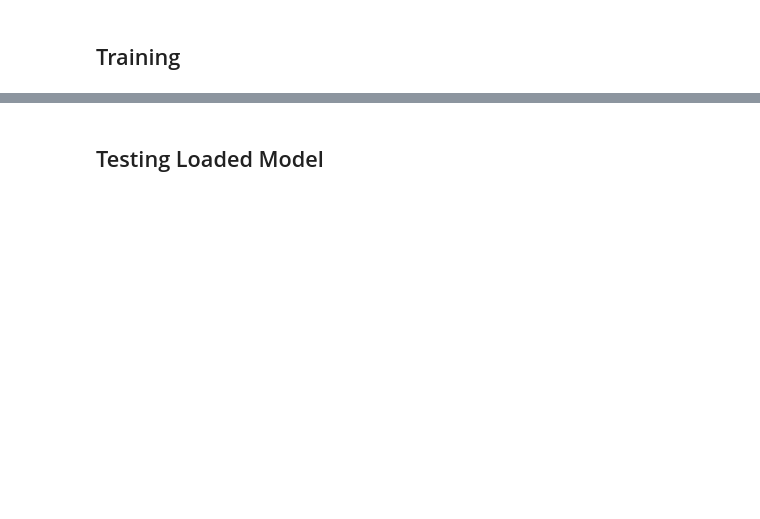
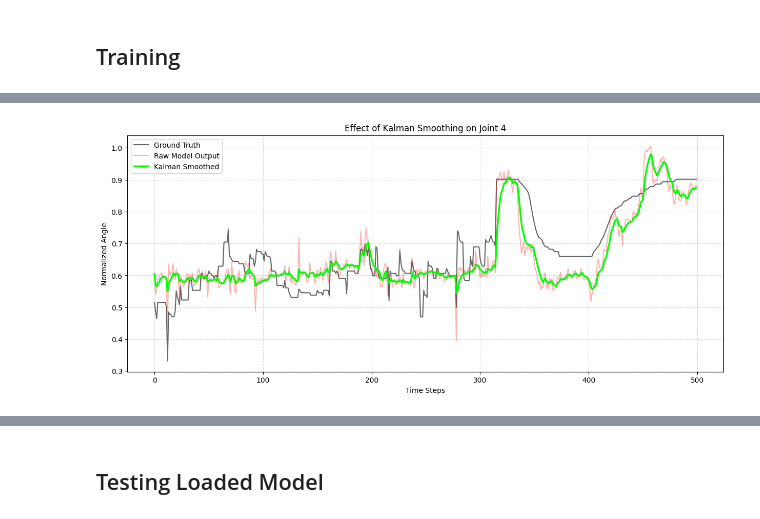
Before and after one commit to aa08453/EMG-Based-Hand-Position-Tracking-on-FPGA, a Jupyter notebook: roformer.ipynb, the cells around one changed output, grey strips where cells are left out. Saved outputs shown, nothing was run; the diff lists cells and outputs as text; code cells hidden in the pictures; blank space fills up the shorter version.

```diff
--- a/roformer.ipynb
+++ b/roformer.ipynb
@@ -589,0 +1114,28 @@ for epoch in range(cfg.epochs+30):
+# %%
+# --- 3. Apply the Smoothing ---
+# Adjust Q and R here to tune the smoothness!
+# Q=1e-5 makes it very smooth but laggy. Q=1e-3 makes it responsive.
+preds_smooth = apply_kalman_smoothing(preds, Q=1e-3, R=0.01)
+
+# --- 4. Plot the Comparison ---
+plt.figure(figsize=(15, 6))
+joint_idx = 4 # Plotting the Thumb (change to 1 or 2 for other fingers)
+
+# Plot Ground Truth
+plt.plot(targets[:, joint_idx], label='Ground Truth', color='black', alpha=0.6, linewidth=1.5)
+
+# Plot Raw Prediction (Noisy)
+plt.plot(preds[:, joint_idx], label='Raw Model Output', color='red', alpha=0.3)
+
+# Plot Kalman Smoothed (Clean)
+plt.plot(preds_smooth[:, joint_idx], label='Kalman Smoothed', color='lime', linewidth=2.5)
+
+plt.title(f"Effect of Kalman Smoothing on Joint {joint_idx}")
+plt.ylabel("Normalized Angle")
+plt.xlabel("Time Steps")
+plt.legend()
+plt.grid(True, linestyle='--', alpha=0.5)
+plt.savefig("Kalman_for_Joint_4.png", dpi = 300)
+plt.show()
+# %% [output]
+[figure, added]
```
Also changed, not shown: parts of 39 cells of this notebook.
